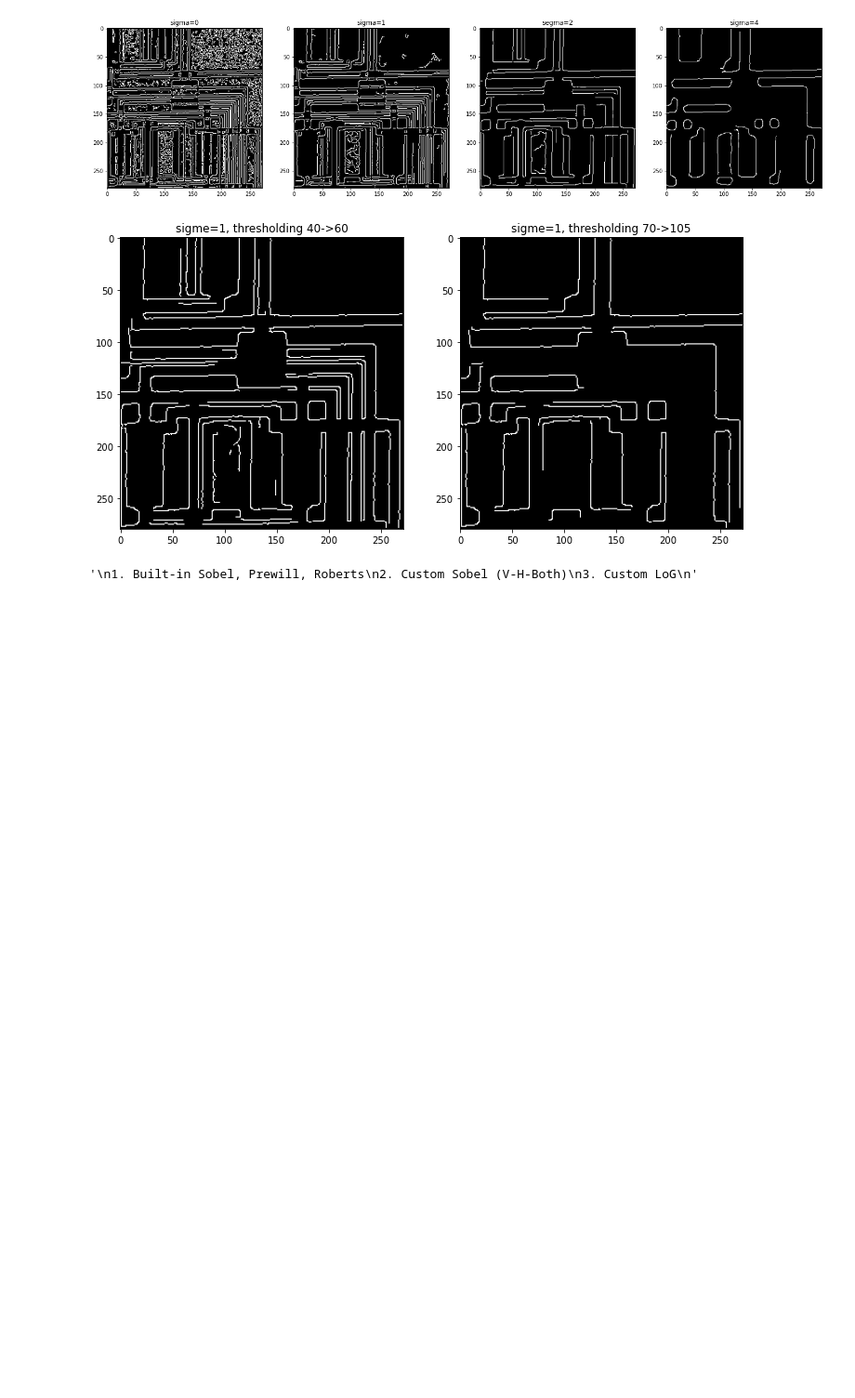
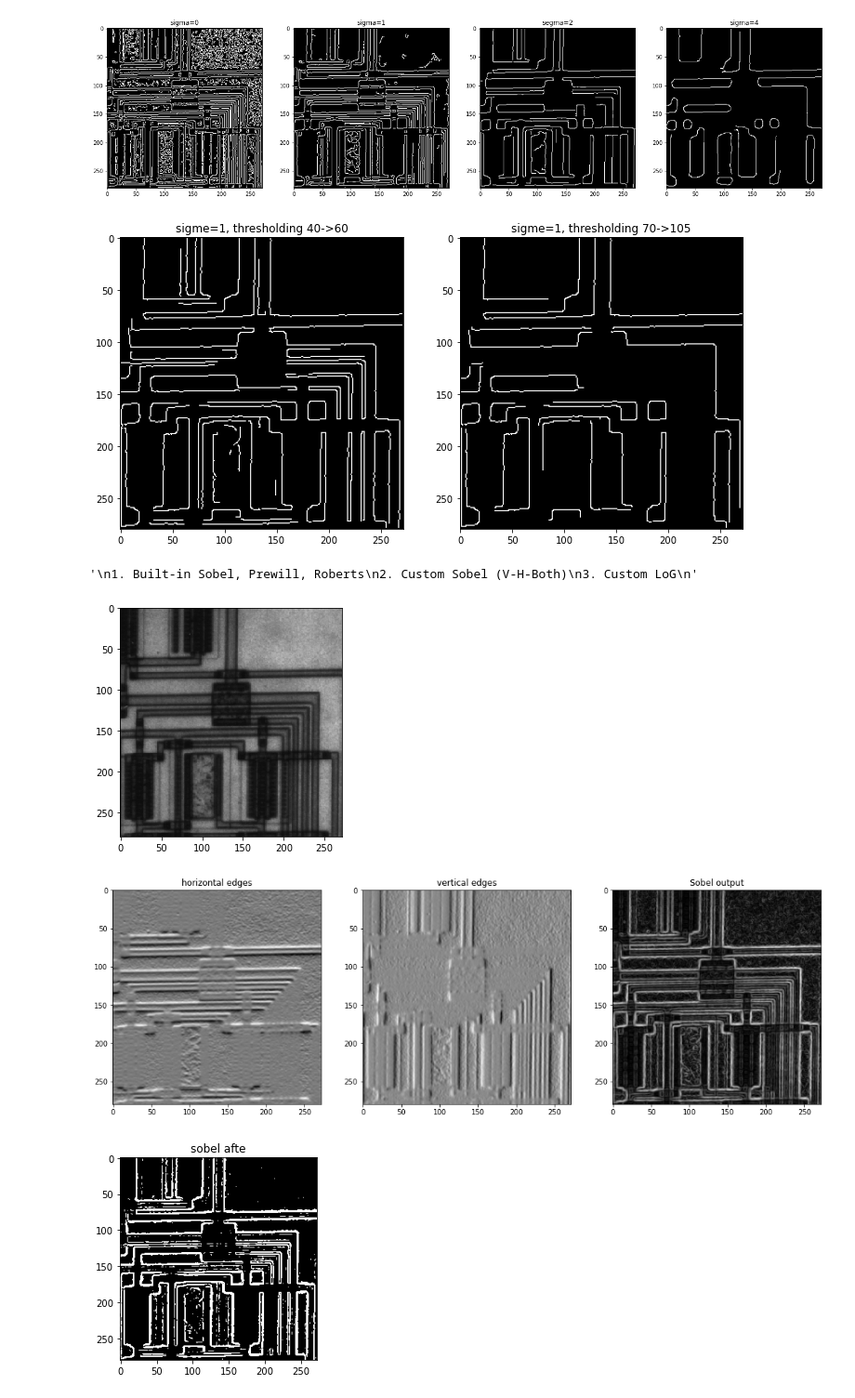
Before and after one commit to BelalElhossany/ImageProcessing, a Jupyter notebook: Lab_Edge_Detection_STD/Lab_Edge_Detection_STD/Lab_Edge_Detection_STD.ipynb, the cells around one changed output. Shown at 93% size. Drawn from its saved outputs; the diff is of its cells as text; code cells hidden in the pictures; blank space fills up the shorter version.

Commit message:
Sobel implementation is done

```diff
--- a/Lab_Edge_Detection_STD/Lab_Edge_Detection_STD/Lab_Edge_Detection_STD.ipynb
+++ b/Lab_Edge_Detection_STD/Lab_Edge_Detection_STD/Lab_Edge_Detection_STD.ipynb
@@ -66,3 +66,33 @@ img = rgb2gray(io.imread('circuit.tif'))
+# %%
+# 2. Custom Sobel (V-H-Both)
+def Sobel(img_path,threshold):
+    #to be similar to the implemented one flip the negatives and positives
+    hy=np.array([
+    (-1,0,1),
+    (-2,0,2),
+    (-1,0,1)
+    ])
+    hx=np.array([
+    (-1,-2,-1),
+    (0,0,0),
+    (1,2,1)
+    ])
+    img=io.imread(img_path,as_gray=True)
+    io.imshow(img)
+    io.show()
+    sobel_horizontal=convolve2d(img, hx, boundary='symm', mode='same')
+    sobel_vertical=convolve2d(img, hy, boundary='symm', mode='same')
+    sobeled=np.sqrt((np.square(sobel_horizontal)+np.square(sobel_vertical)))
+    show_images([sobel_horizontal,sobel_vertical,sobeled],["horizontal edges","vertical edges","Sobel output"])
+    sobeled[(sobeled<threshold)]=0
+    sobeled[(sobeled>=threshold)]=255
+    show_images([sobeled],["apply threshold"])
+# %%
+Sobel("circuit.tif",105)
+# %% [output]
+[figure, added]
+[figure, added]
+[figure, added]
 # %%
 # 3. Custom LoG
 thres= 20
```
Also changed, not shown: parts of 2 cells of this notebook.
